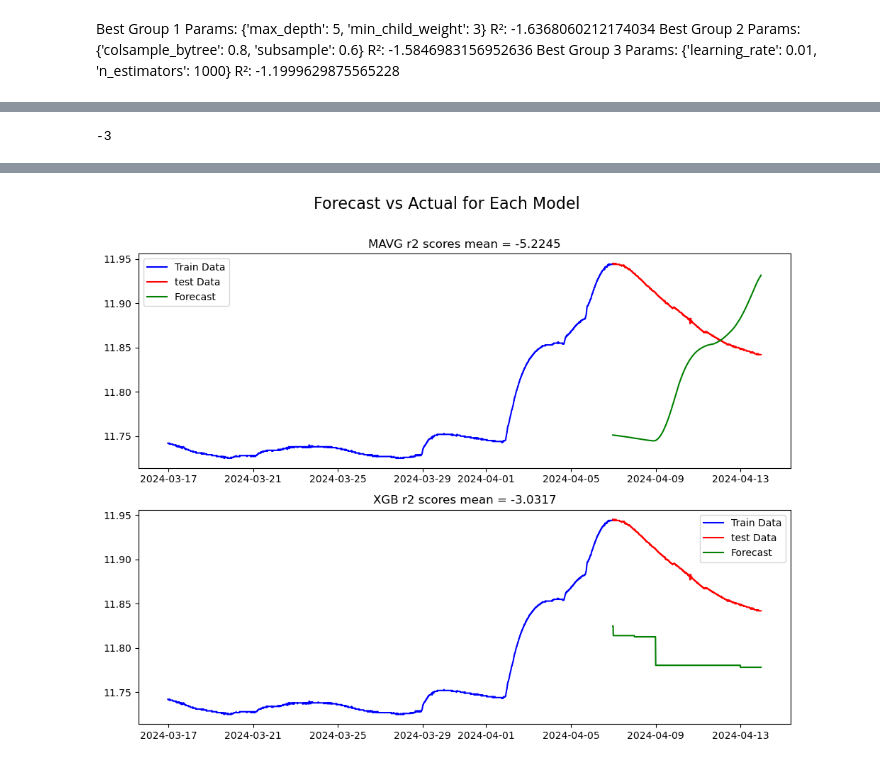
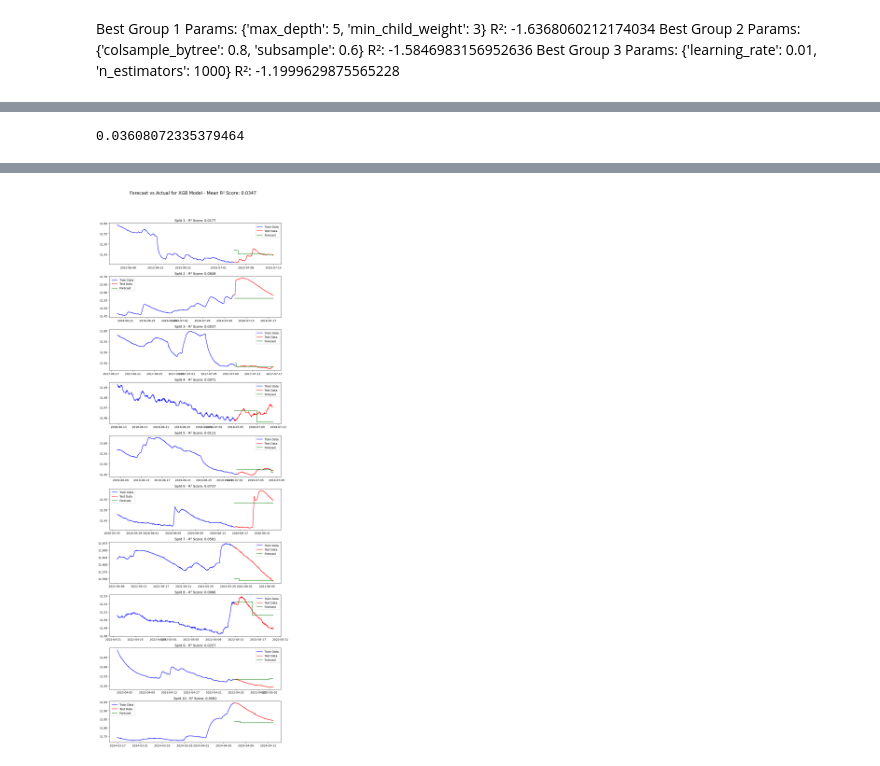
Before and after one commit to VictorJustesen/Water-level-forecasting, a Jupyter notebook: forecasting.ipynb, the cells around one changed output, grey strips where cells are left out. Drawn from its saved outputs; the diff is of its cells as text; code cells hidden in the pictures.

Commit message:
ok absolute workflow

```diff
--- a/forecasting.ipynb
+++ b/forecasting.ipynb
@@ -141,13 +141,13 @@ def add_lags(df):
     #    df[f'lag_{hours}h'] = (df.index - pd.Timedelta(hours, unit='h')).map(target_map)
 
     # Add daily lags for the last 7 .. 31days
-    for days in range(7, 31):
+    for days in range(7, 7):
         df[f'lag_{days}d'] = (df.index - pd.Timedelta(days, unit='d')).map(target_map)
     df=df.bfill()
 
     return df
 
-#df = add_lags(df)
+df = add_lags(df)
 # %%
 #split function
 
@@ -212,3 +235,12 @@ def runxgb(model, df, features):
 import warnings
 warnings.filterwarnings("ignore", category=UserWarning, module="statsmodels")
 warnings.filterwarnings("ignore", category=FutureWarning, module="statsmodels")
+# %%
+best_params= {
+    'max_depth': 5,
+    'min_child_weight': 3,
+    'subsample': 0.8,
+    'colsample_bytree': 0.8,
+    'learning_rate': 0.1,
+    'n_estimators': 500
+}
@@ -356,7 +372,7 @@ for train_idx, test_idx in split(100):
     for window in mavg_windows:
         forecast = trainData['level'].rolling(window=window).mean().iloc[-len(testData):]
         if len(forecast.dropna()) == len(Y_test):
-            mse = r2_score(Y_test, forecast.dropna())
+            mse = mean_absolute_error(Y_test, forecast.dropna())
             mavg_results[window].append(mse)  # Append mse to the list for each window
             print(f"Window: {window}, MSE: {mse}")
 
@@ -480,20 +424,46 @@ meanR2 = -0.7748740348387956
-# %%
--3
-# %% [output]
--3
+# %%
+mean_absolute_error(y,p)
+# %% [output]
+0.03608072335379464
 # %%
-fig, axs = plt.subplots(len(models), 1, figsize=(10, len(models) * 4))
-fig.suptitle('Forecast vs Actual for Each Model', fontsize=16)
-print(trainData["level"][-3*test_size:])
-for i, model in enumerate(models):
+import matplotlib.pyplot as plt
+
+# Calculate the mean R² score from the array of R² scores
+mean_r2 = np.mean(results["xgb"]["r2"])
+
+# Define the size of the test and training segments
+test_size = 4 * 24 * 7  # For example, 4 days if data is in hours
+train_display_size = test_size * 3  # Display three times the length of test_size from training data
+
+# Create a figure with 10 subplots (one for each split), adjusting the size accordingly
+fig, axs = plt.subplots(10, 1, figsize=(10, 30))
+fig.suptitle(f'Forecast vs Actual for XGB Model - Mean R² Score: {mean_r2:.4f}', fontsize=16)
+
+# Use the split function to get the correct indices
+split_generator = split(n_splits=10, test_size=test_size, df=df)
+
+for i, (train_idx, test_idx) in enumerate(split_generator):
     ax = axs[i]
-    ax.plot(trainData["level"][-3*test_size:],  label="Train Data", color="blue")
-    ax.plot(testData["level"], label="test Data", color="red")
-    ax.plot(testData["level"].index, predictions[model]["forecast"], label="Forecast", color="green")
 
-    ax.set_title(f"{model.upper() } r2 scores mean = {r2_scores_mean[model].round(4)}")
+    # Limit the training data to the last train_display_size elements before the test data starts
+    train_end_idx = train_idx[-1]  # Last index of the training data
+    train_start_idx = max(train_idx[0], train_end_idx - train_display_size + 1)  # Start index for the displayed training data
+
+    # Slice the DataFrame for the last part of training data and for the test data
+    train_data = df.iloc[train_start_idx:train_end_idx + 1]['level']
+    test_data = df.iloc[test_idx]['level']
+
+    # Plot the training data section
+    ax.plot(train_data.index, train_data, label="Train Data", color="blue")
+    # Plot the test data section
+    ax.plot(test_data.index, test_data, label="Test Data", color="red")
+    # Plot the corresponding predictions for the current split
+    ax.plot(test_data.index, results["xgb"]["forecast"][i], label="Forecast", color="green")
+
+    # Adding individual R² score for each split
+    ax.set_title(f"Split {i+1} - R² Score: {results['xgb']['r2'][i]:.4f}")
     ax.legend()
 
-plt.tight_layout(rect=[0, 0, 1, 0.97])
+plt.tight_layout(rect=[0, 0.03, 1, 0.95])  # Adjust the layout to make room for the main title
 plt.show()
 # %% [output]
@@ -513 +470 @@ Name: level, Length: 2016, dtype: float64
-[figure, old version]
+[figure, new version]
```
Also changed, not shown: parts of 12 cells of this notebook.
